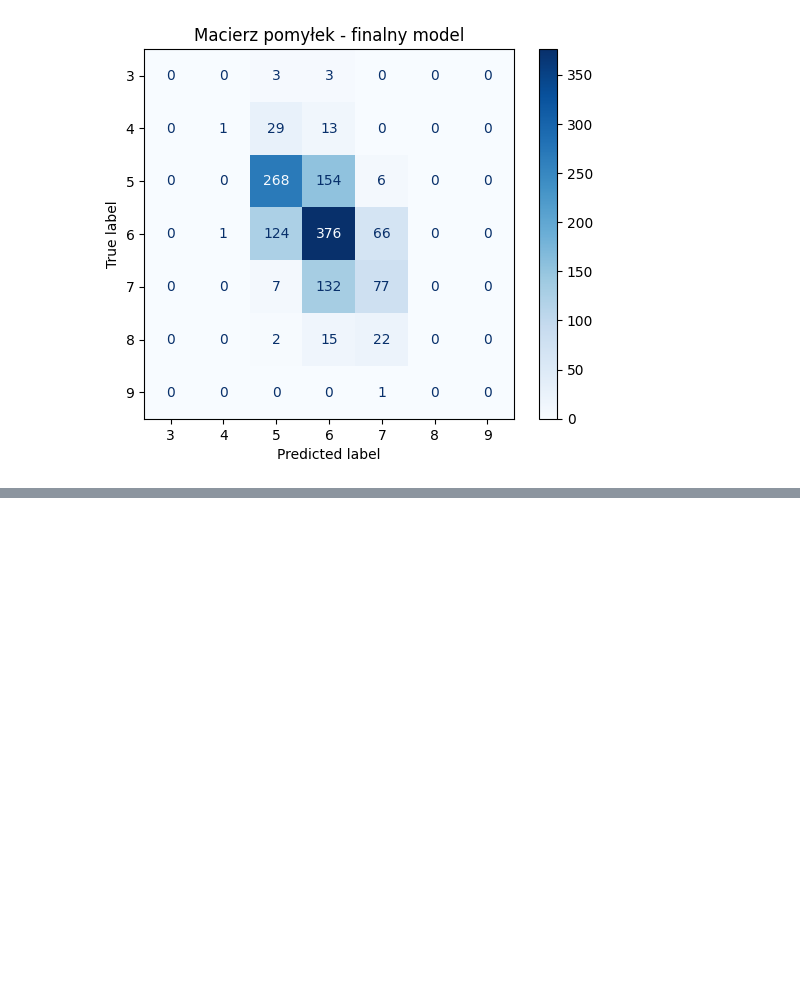
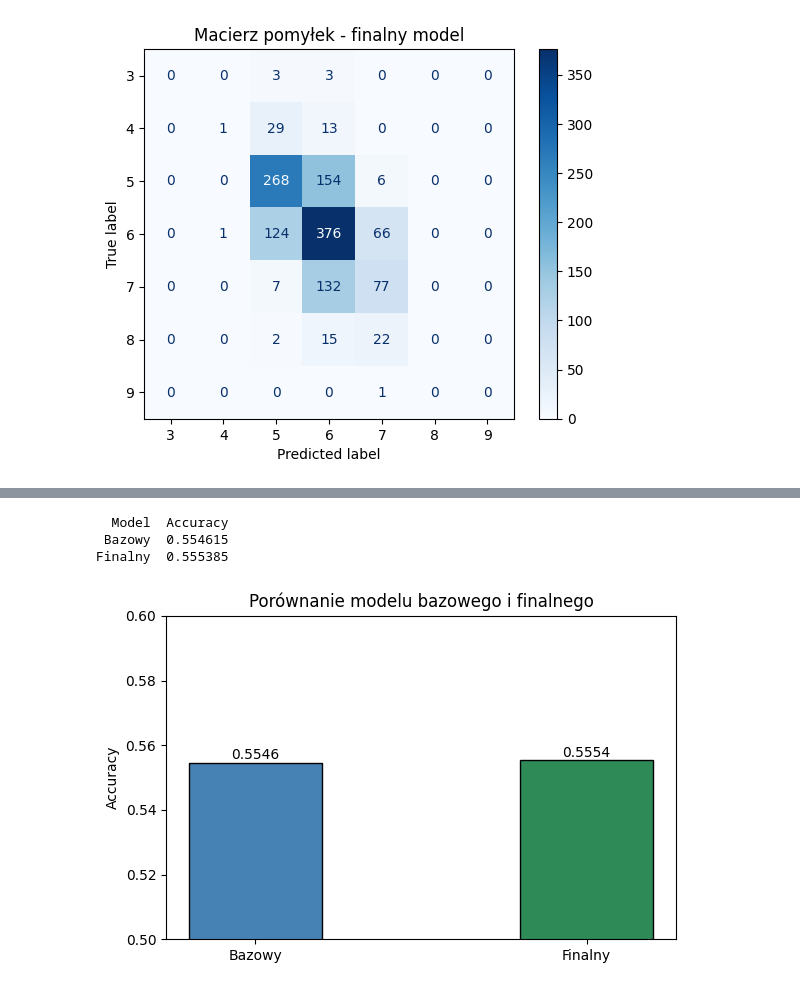
Before and after one commit to juliachrabaszcz/WineQuality-FeedForward-Classifier, a Jupyter notebook: wine_quality_mlp.ipynb, the cells around one changed output, grey strips where cells are left out. Drawn from its saved outputs; the diff is of its cells as text; code cells hidden in the pictures; blank space fills up the shorter version.

```diff
--- a/wine_quality_mlp.ipynb
+++ b/wine_quality_mlp.ipynb
@@ -291,0 +322,23 @@ plt.show()
+# %%
+# Porównanie modelu bazowego i finalnego
+porownanie = pd.DataFrame({
+    'Model': ['Bazowy', 'Finalny'],
+    'Accuracy': [clf.score(X_test_scaled, y_test), best_model.score(X_test_scaled, y_test)],
+})
+
+print(porownanie.to_string(index=False))
+
+fig, ax = plt.subplots(figsize=(6, 4))
+ax.bar(porownanie['Model'], porownanie['Accuracy'], color=['steelblue', 'seagreen'], edgecolor='black', width=0.4)
+ax.set_ylim(0.50, 0.60)
+ax.set_ylabel('Accuracy')
+ax.set_title('Porównanie modelu bazowego i finalnego')
+for i, v in enumerate(porownanie['Accuracy']):
+    ax.text(i, v + 0.001, f'{v:.4f}', ha='center')
+plt.tight_layout()
+plt.show()
+# %% [output]
+  Model  Accuracy
+ Bazowy  0.554615
+Finalny  0.555385
+[figure, added]
```
Also changed, not shown: parts of 3 cells of this notebook.
